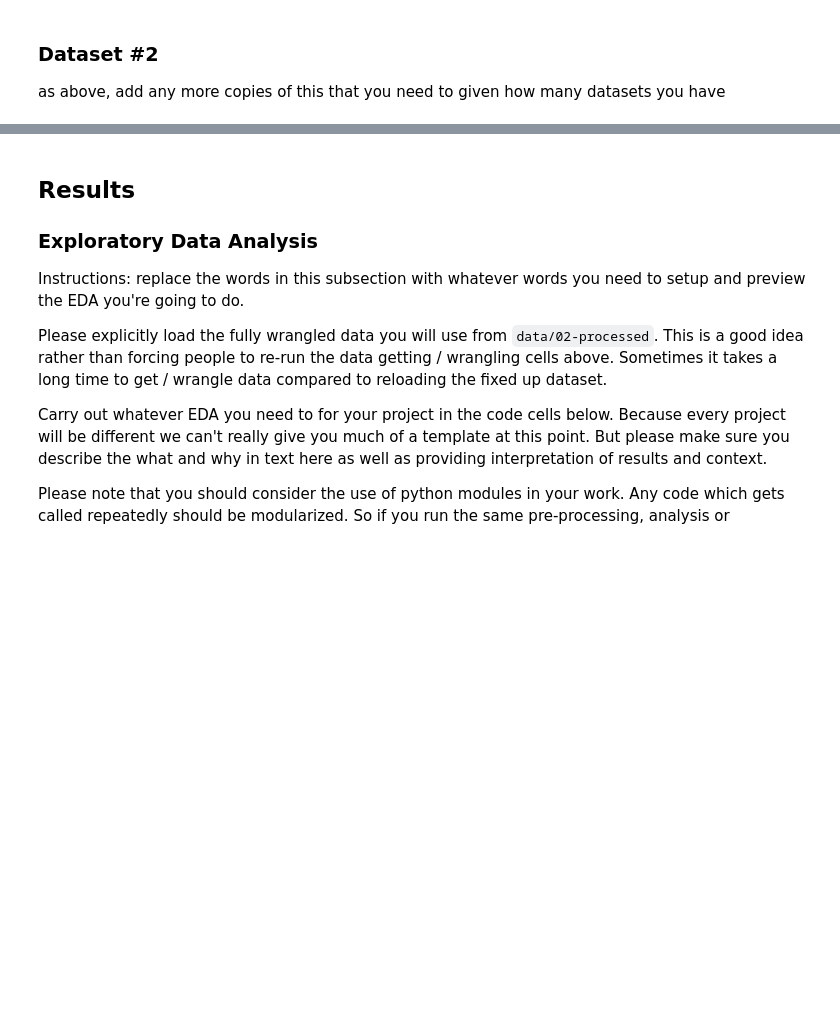
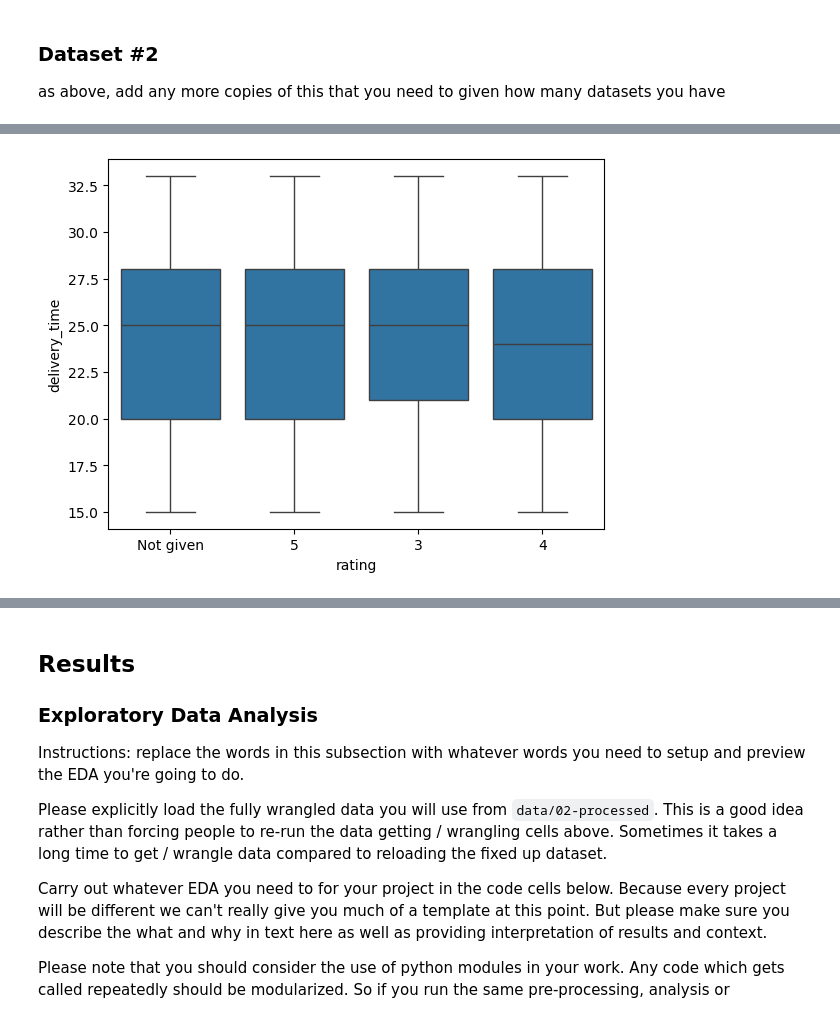
Before and after one commit to COGS108/Group111_WI26, a Jupyter notebook: 02-EDACheckpoint.ipynb, the cells around one changed output, grey strips where cells are left out. Drawn from its saved outputs; the diff is of its cells as text; code cells hidden in the pictures; blank space fills up the shorter version.

Commit message:
Test Visualizations

```diff
--- a/02-EDACheckpoint.ipynb
+++ b/02-EDACheckpoint.ipynb
@@ -114,0 +129,5 @@ food_orders['customer_id'].unique().shape
+# %%
+sns.boxplot(data = food_orders, x = "rating", y = "delivery_time")
+plt.show()
+# %% [output]
+[figure, added]
```
Also changed, not shown: parts of 16 cells of this notebook.
